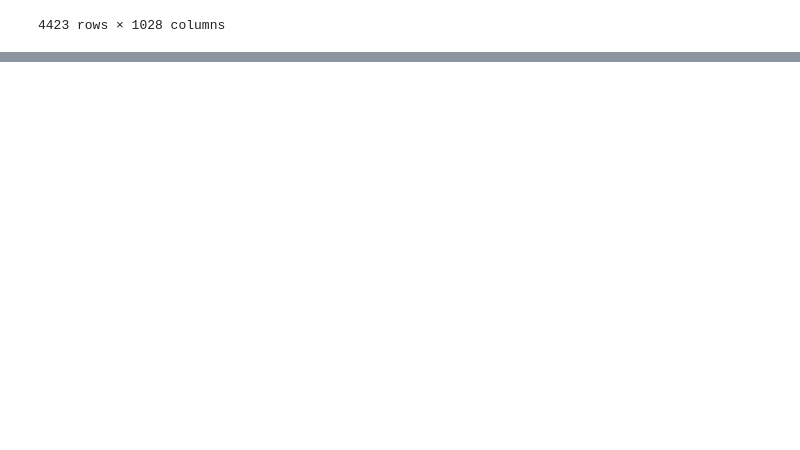
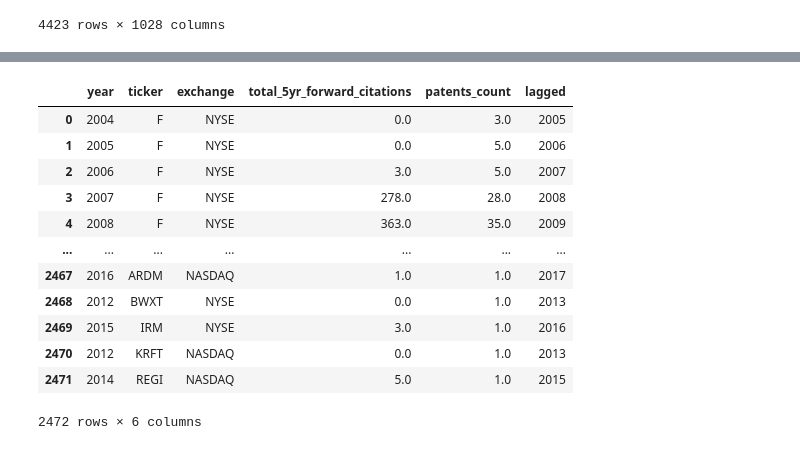
Before and after one commit to 10youting01/Green-innovation, a Jupyter notebook: prepossess_green_patent/merge_x_y.ipynb, the cells around one changed output, grey strips where cells are left out. Saved outputs shown, nothing was run; the diff lists cells and outputs as text; code cells hidden in the pictures; blank space fills up the shorter version.

```diff
--- a/prepossess_green_patent/merge_x_y.ipynb
+++ b/prepossess_green_patent/merge_x_y.ipynb
@@ -125,0 +133,22 @@ filtered
+# %%
+citation_count = pd.read_csv("../Green_patent_dataset/merged_dataset/total_5yr_forward_citations_count_KPSS_ticker.csv")
+csr = pd.read_csv("../output_dataset/csr_embeddings_leq2019_filled.csv")
+# %%
+citation_count = citation_count[['year', 'ticker', 'exchange', 'total_5yr_forward_citations', 'patents_count']].copy()
+citation_count['lagged'] = citation_count['year'] + 1
+citation_count_ticker = citation_count[['ticker', 'exchange']].drop_duplicates()
+citation_count
+# %% [output]
+|  | year | ticker | exchange | total_5yr_forward_citations | patents_count | lagged |
+| 0 | 2004 | F | NYSE | 0.0 | 3.0 | 2005 |
+| 1 | 2005 | F | NYSE | 0.0 | 5.0 | 2006 |
+| 2 | 2006 | F | NYSE | 3.0 | 5.0 | 2007 |
+| 3 | 2007 | F | NYSE | 278.0 | 28.0 | 2008 |
+| 4 | 2008 | F | NYSE | 363.0 | 35.0 | 2009 |
+| ... | ... | ... | ... | ... | ... | ... |
+| 2467 | 2016 | ARDM | NASDAQ | 1.0 | 1.0 | 2017 |
+| 2468 | 2012 | BWXT | NYSE | 0.0 | 1.0 | 2013 |
+| 2469 | 2015 | IRM | NYSE | 3.0 | 1.0 | 2016 |
+| 2470 | 2012 | KRFT | NASDAQ | 0.0 | 1.0 | 2013 |
+| 2471 | 2014 | REGI | NASDAQ | 5.0 | 1.0 | 2015 |
+2472 rows × 6 columns
```
Also changed, not shown: parts of 15 cells of this notebook.
